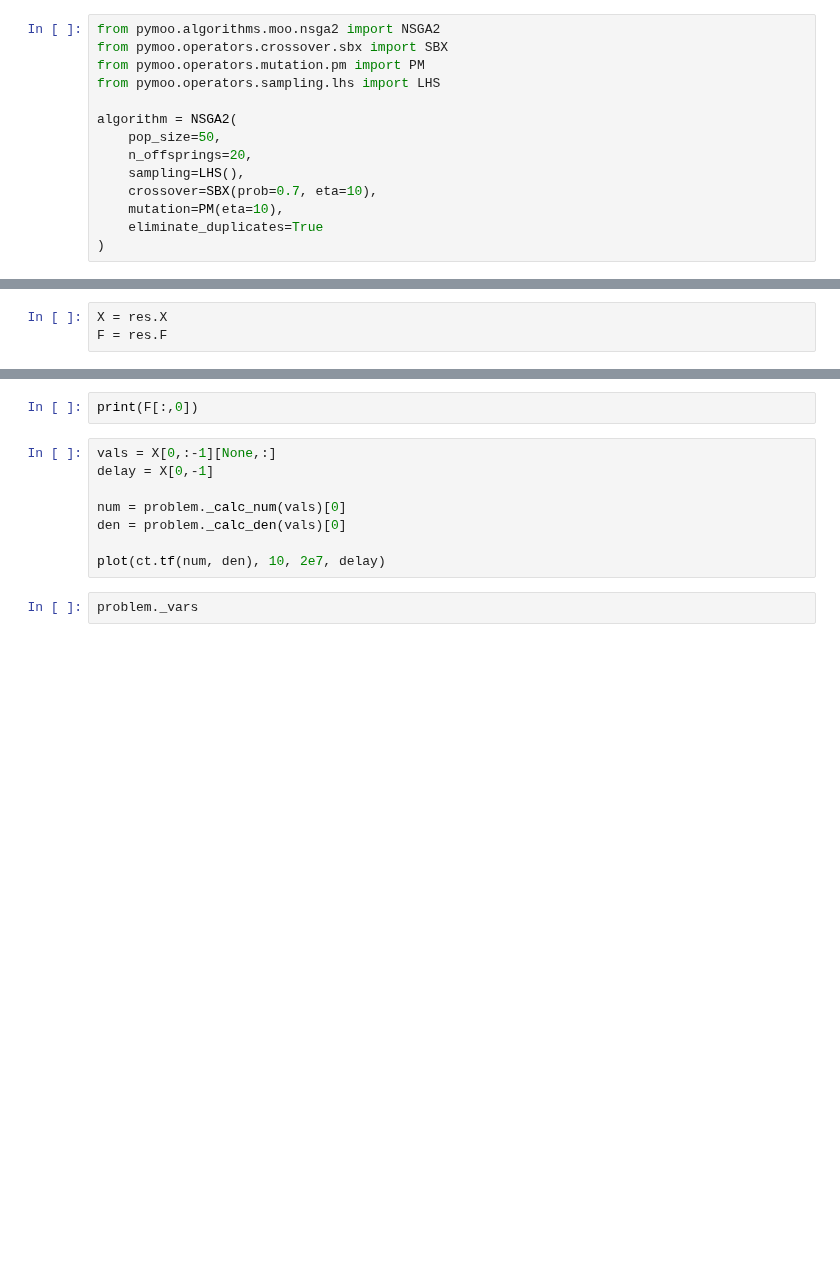
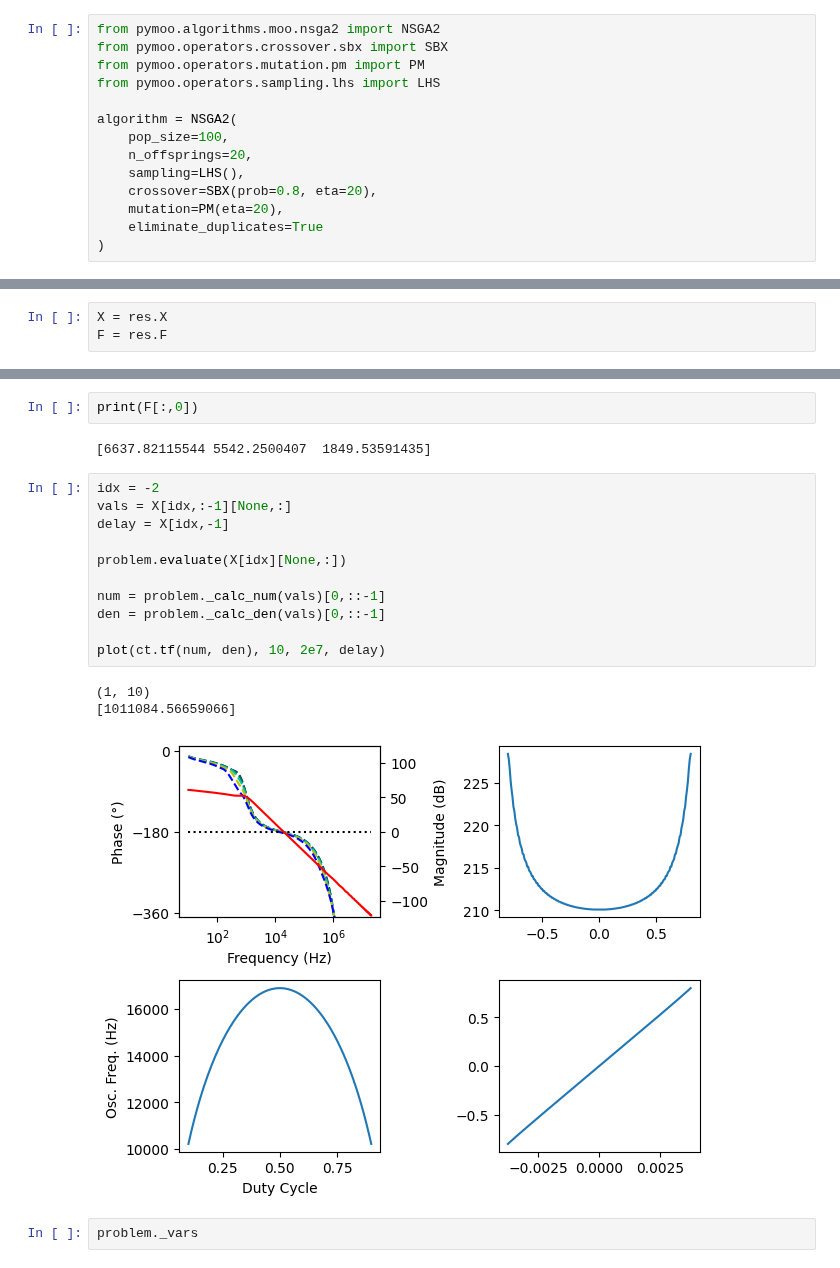
Before and after one commit to aaronlockhartdev/class-d-amp, a Jupyter notebook: loop_analysis/python/main.ipynb, the cells around one changed output, grey strips where cells are left out. Saved outputs shown, nothing was run; the diff lists cells and outputs as text; blank space fills up the shorter version.

```diff
--- a/loop_analysis/python/main.ipynb
+++ b/loop_analysis/python/main.ipynb
@@ -275,11 +275,11 @@ from pymoo.operators.mutation.pm import PM
 from pymoo.operators.sampling.lhs import LHS
 
 algorithm = NSGA2(
-    pop_size=50,
+    pop_size=100,
     n_offsprings=20,
     sampling=LHS(),
-    crossover=SBX(prob=0.7, eta=10),
-    mutation=PM(eta=10),
+    crossover=SBX(prob=0.8, eta=20),
+    mutation=PM(eta=20),
     eliminate_duplicates=True
 )
 # %%
@@ -318,13 +364,22 @@ print(f"Scale f2: [{fl[1]}, {fu[1]}]")
 # %%
 print(F[:,0])
+# %% [output]
+[6637.82115544 5542.2500407  1849.53591435]
 # %%
-vals = X[0,:-1][None,:]
-delay = X[0,-1]
+idx = -2
+vals = X[idx,:-1][None,:]
+delay = X[idx,-1]
 
-num = problem._calc_num(vals)[0]
-den = problem._calc_den(vals)[0]
+problem.evaluate(X[idx][None,:])
+
+num = problem._calc_num(vals)[0,::-1]
+den = problem._calc_den(vals)[0,::-1]
 
 plot(ct.tf(num, den), 10, 2e7, delay)
+# %% [output]
+(1, 10)
+[1011084.56659066]
+[figure, added]
 # %%
 problem._vars
 # %% [output]
```
Also changed, not shown: parts of 5 cells of this notebook, 3 other files.
